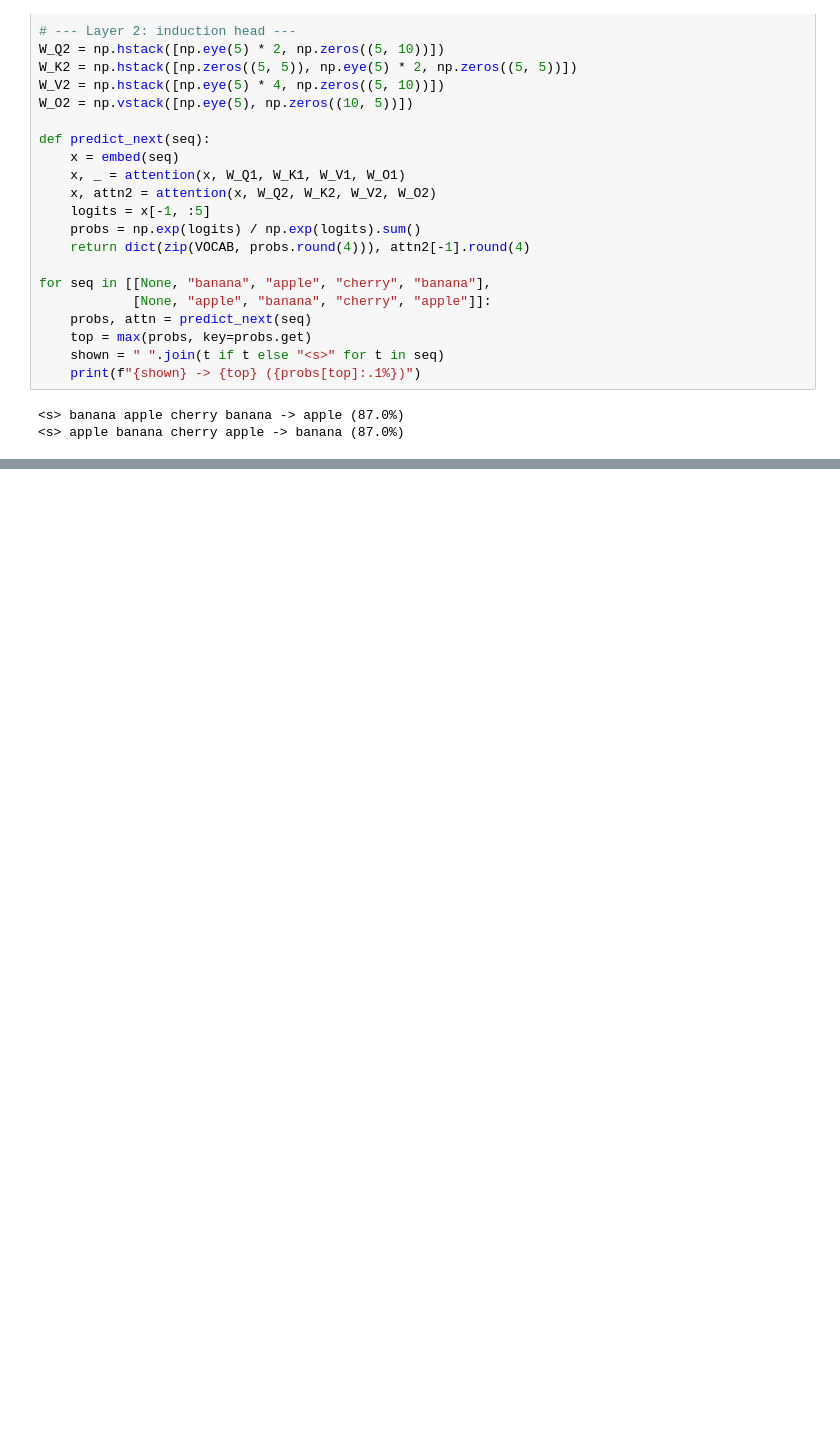
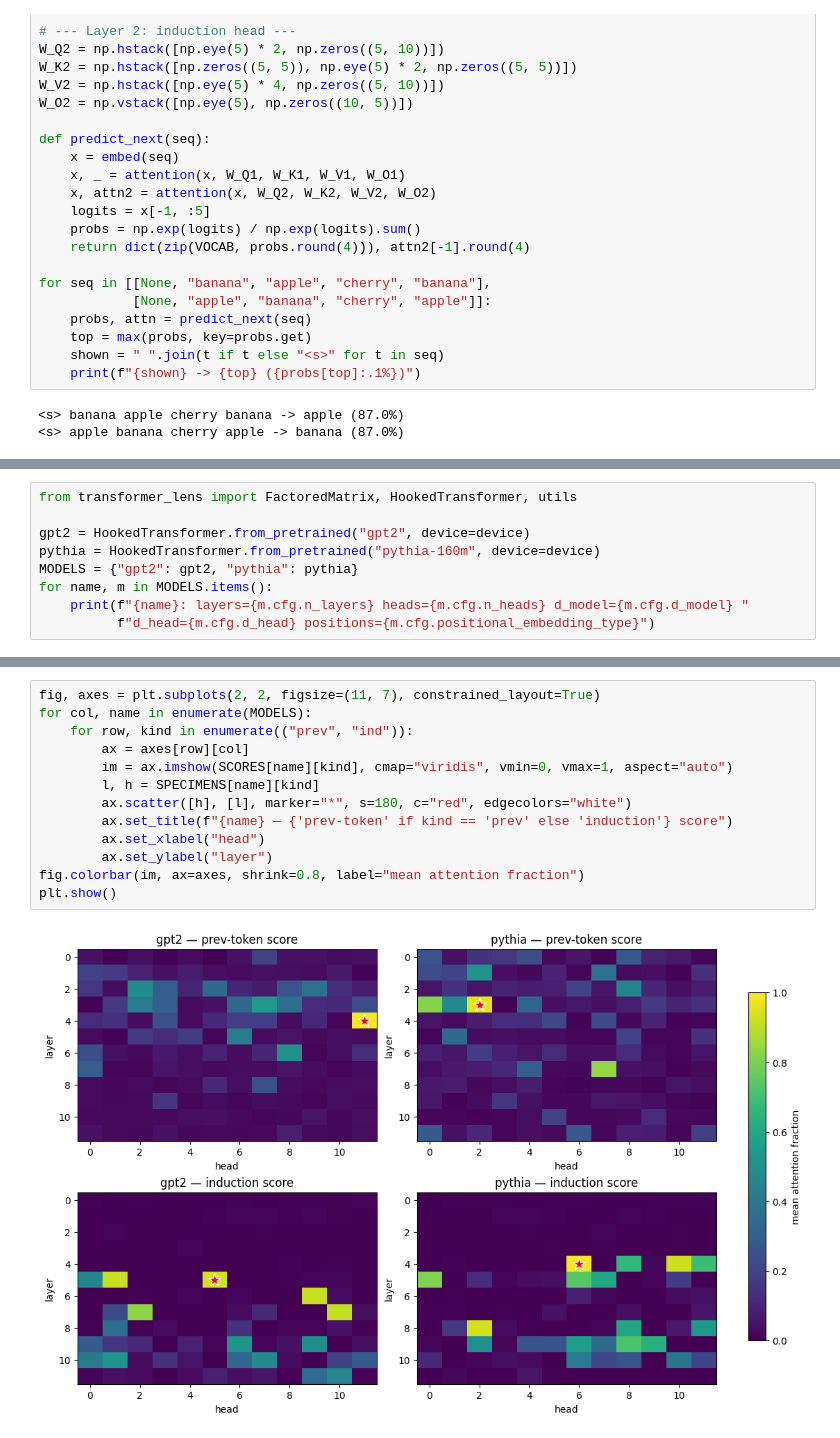
Before and after one commit to barmag/fanous-llm-lens, a Jupyter notebook: notebooks/in_context_learning/induction_heads_in_the_wild.ipynb, the cells around one changed output, grey strips where cells are left out. Drawn from its saved outputs; the diff is of its cells as text; blank space fills up the shorter version.

```diff
--- a/notebooks/in_context_learning/induction_heads_in_the_wild.ipynb
+++ b/notebooks/in_context_learning/induction_heads_in_the_wild.ipynb
@@ -108,0 +118,9 @@ for seq in [[None, "banana", "apple", "cherry", "banana"],
+# %%
+from transformer_lens import FactoredMatrix, HookedTransformer, utils
+
+gpt2 = HookedTransformer.from_pretrained("gpt2", device=device)
+pythia = HookedTransformer.from_pretrained("pythia-160m", device=device)
+MODELS = {"gpt2": gpt2, "pythia": pythia}
+for name, m in MODELS.items():
+    print(f"{name}: layers={m.cfg.n_layers} heads={m.cfg.n_heads} d_model={m.cfg.d_model} "
+          f"d_head={m.cfg.d_head} positions={m.cfg.positional_embedding_type}")
@@ -108,0 +179,15 @@ for seq in [[None, "banana", "apple", "cherry", "banana"],
+# %%
+fig, axes = plt.subplots(2, 2, figsize=(11, 7), constrained_layout=True)
+for col, name in enumerate(MODELS):
+    for row, kind in enumerate(("prev", "ind")):
+        ax = axes[row][col]
+        im = ax.imshow(SCORES[name][kind], cmap="viridis", vmin=0, vmax=1, aspect="auto")
+        l, h = SPECIMENS[name][kind]
+        ax.scatter([h], [l], marker="*", s=180, c="red", edgecolors="white")
+        ax.set_title(f"{name} — {'prev-token' if kind == 'prev' else 'induction'} score")
+        ax.set_xlabel("head")
+        ax.set_ylabel("layer")
+fig.colorbar(im, ax=axes, shrink=0.8, label="mean attention fraction")
+plt.show()
+# %% [output]
+[figure, added]
```
Also changed, not shown: parts of 6 cells of this notebook.
